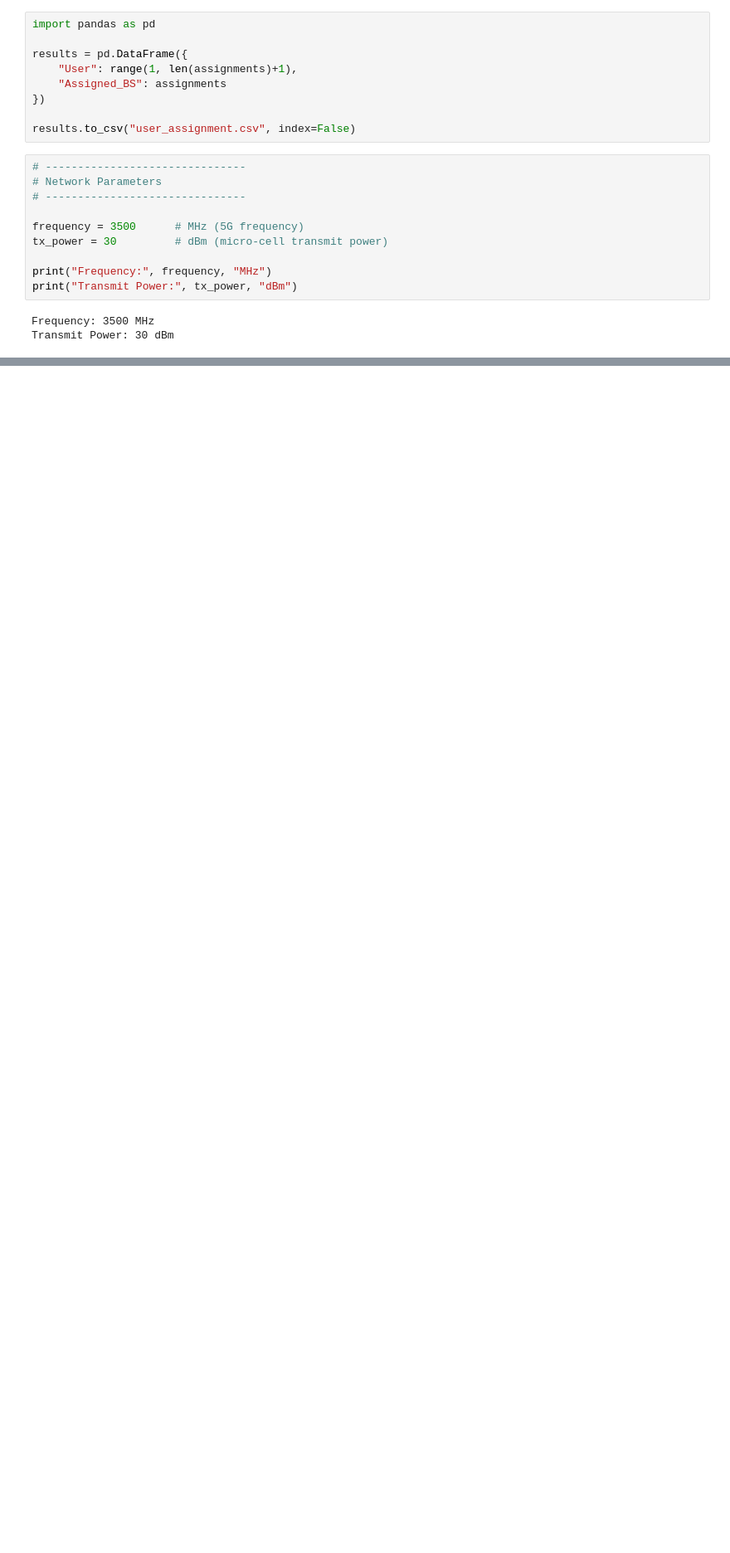
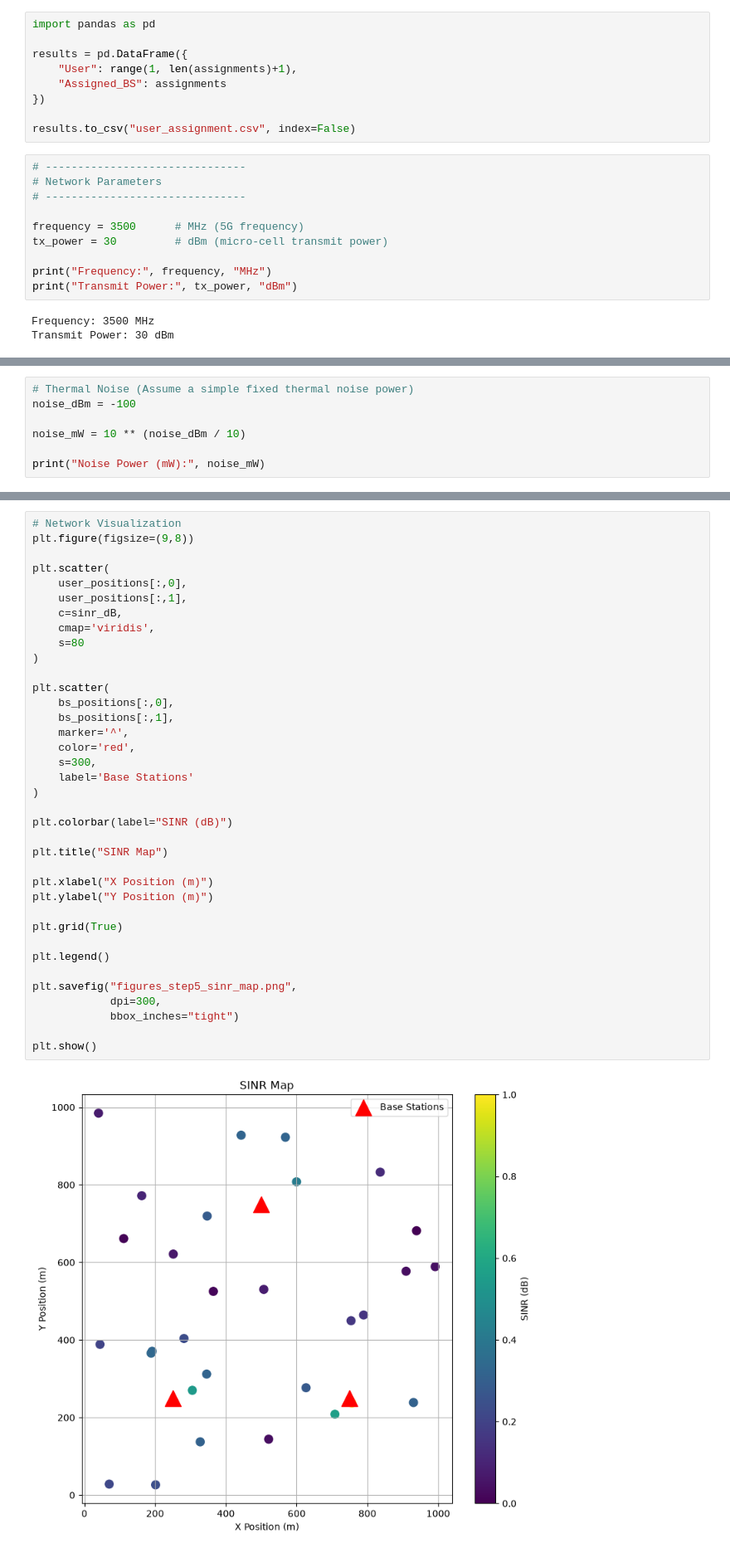
Before and after one commit to Chathuranga630/sionna, a Jupyter notebook: Spoofed_Traffic.ipynb, the cells around one changed output, grey strips where cells are left out. Shown at 83% size. Cells and saved outputs as stored; diff of their text form; blank space fills up the shorter version.

```diff
--- a/Spoofed_Traffic.ipynb
+++ b/Spoofed_Traffic.ipynb
@@ -609,0 +593,7 @@ NameError: name 'received_power' is not defined
+# %%
+# Thermal Noise (Assume a simple fixed thermal noise power)
+noise_dBm = -100
+
+noise_mW = 10 ** (noise_dBm / 10)
+
+print("Noise Power (mW):", noise_mW)
@@ -609,0 +651,39 @@ NameError: name 'received_power' is not defined
+# %%
+# Network Visualization
+plt.figure(figsize=(9,8))
+
+plt.scatter(
+    user_positions[:,0],
+    user_positions[:,1],
+    c=sinr_dB,
+    cmap='viridis',
+    s=80
+)
+
+plt.scatter(
+    bs_positions[:,0],
+    bs_positions[:,1],
+    marker='^',
+    color='red',
+    s=300,
+    label='Base Stations'
+)
+
+plt.colorbar(label="SINR (dB)")
+
+plt.title("SINR Map")
+
+plt.xlabel("X Position (m)")
+plt.ylabel("Y Position (m)")
+
+plt.grid(True)
+
+plt.legend()
+
+plt.savefig("figures_step5_sinr_map.png",
+            dpi=300,
+            bbox_inches="tight")
+
+plt.show()
+# %% [output]
+[figure, added]
```
Also changed, not shown: parts of 24 cells of this notebook.
